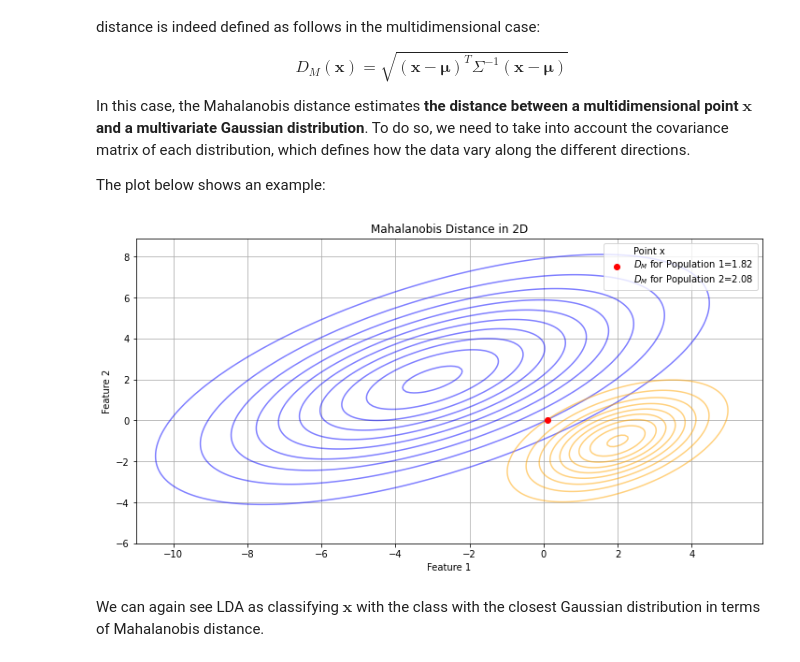
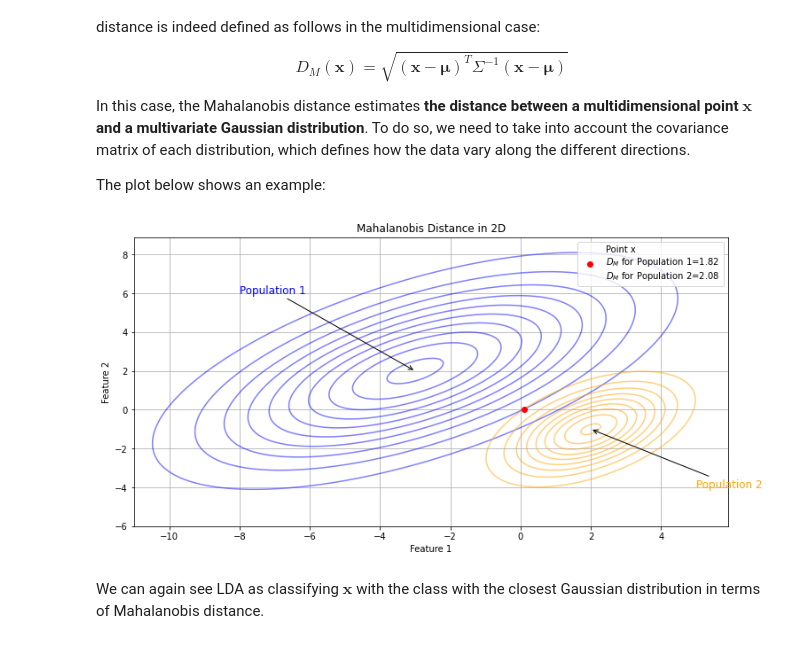
Before and after one commit to antoninofurnari/fadlecturenotes2425, a Jupyter notebook: _sources/lectures/21_generative_models_for_classification.ipynb, the cells around one changed output. Cells and saved outputs as stored; diff of their text form; code cells hidden in the pictures.

```diff
--- a/_sources/lectures/21_generative_models_for_classification.ipynb
+++ b/_sources/lectures/21_generative_models_for_classification.ipynb
@@ -479,7 +477,7 @@ from scipy.stats import multivariate_normal
 
 # Parameters for Population 1
 mu_1 = np.array([-3, 2])
-cov_1 = np.array([[3, 1.5], [1.5, 2]])*4
+cov_1 = np.array([[3, 1.5], [1.5, 2]]) * 4
 
 # Parameters for Population 2
 mu_2 = np.array([2, -1])
@@ -487,36 +485,42 @@ cov_2 = np.array([[2, 1], [1, 2]])
 
 # Create multivariate normal distributions
 g1 = multivariate_normal(mu_1, cov_1)
 g2 = multivariate_normal(mu_2, cov_2)
 
 # Point for Mahalanobis distance calculation
 point = np.array([0.1, 0])
 
 # Calculate Mahalanobis distances
 d1 = np.sqrt(np.linalg.multi_dot([(point - mu_1).T, np.linalg.inv(cov_1), point - mu_1]))
 d2 = np.sqrt(np.linalg.multi_dot([(point - mu_2).T, np.linalg.inv(cov_2), point - mu_2]))
 
 # Create a 2D plot
 x, y = np.mgrid[-11:6:0.1, -6:9:0.1]
 pos = np.dstack((x, y))
 
 plt.figure(figsize=(12, 6))
 
 # Plot the contours of the multivariate normal distributions
-plt.contour(x, y, g1.pdf(pos), levels=10, colors='blue', alpha=0.5)
-plt.contour(x, y, g2.pdf(pos), levels=10, colors='orange', alpha=0.5)
+contour1 = plt.contour(x, y, g1.pdf(pos), levels=10, colors='blue', alpha=0.5)
+contour2 = plt.contour(x, y, g2.pdf(pos), levels=10, colors='orange', alpha=0.5)
+
+# Add labels for the populations
+plt.annotate('Population 1', xy=mu_1, xytext=(-8, 6),
+             arrowprops=dict(facecolor='blue', arrowstyle='->'), color='blue', fontsize=12)
+plt.annotate('Population 2', xy=mu_2, xytext=(5, -4),
+             arrowprops=dict(facecolor='orange', arrowstyle='->'), color='orange', fontsize=12)
 
 # Plot the Mahalanobis distance point
 plt.plot(point[0], point[1], 'o', color='red', label=f'Point x\n$D_M$ for Population 1={d1:.2f}\n$D_M$ for Population 2={d2:.2f}')
 
 plt.title('Mahalanobis Distance in 2D')
 plt.xlabel('Feature 1')
 plt.ylabel('Feature 2')
 plt.legend()
 plt.grid(True)
 plt.show()
 # %% [output]
-[figure, old version]
+[figure, new version]
 # %% [markdown]
 We can again see LDA as classifying $\mathbf{x}$ with the class with the closest Gaussian distribution in terms of Mahalanobis distance.
 # %% [markdown]
```
Also changed, not shown: parts of 2 cells of this notebook, 9 other files.
